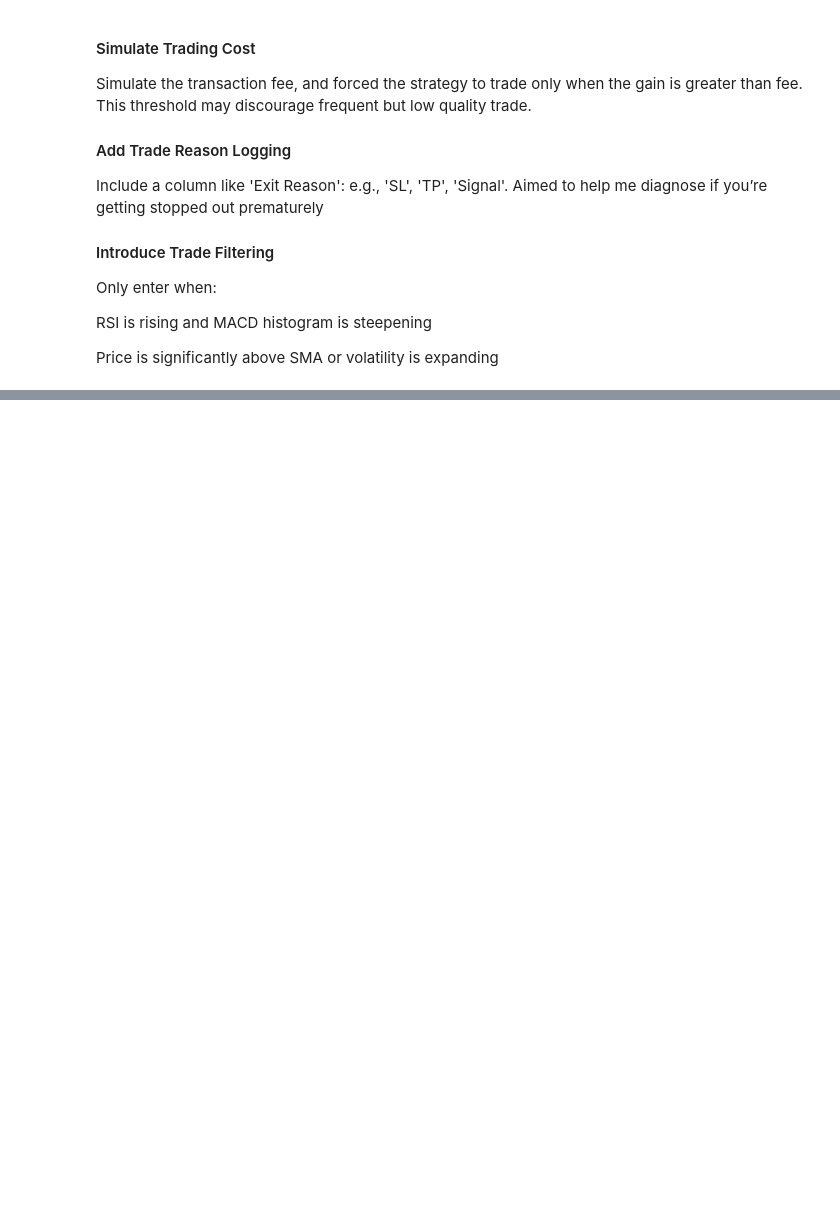
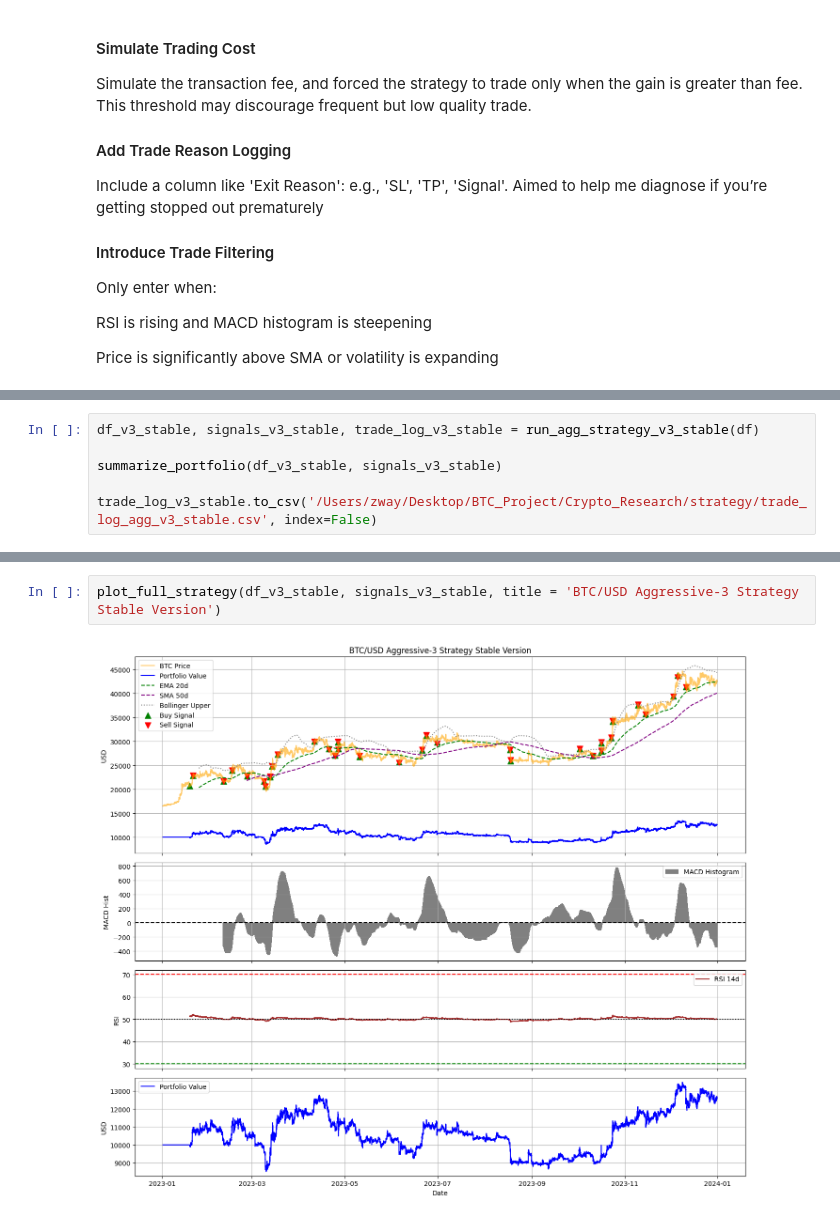
Before and after one commit to VegarGG/Crypto_Research, a Jupyter notebook: models/code/strategy_training.ipynb, the cells around one changed output, grey strips where cells are left out. Cells and saved outputs as stored; diff of their text form; blank space fills up the shorter version.

```diff
--- a/models/code/strategy_training.ipynb
+++ b/models/code/strategy_training.ipynb
@@ -670,0 +1056,6 @@ Price is significantly above SMA or volatility is expanding
+# %%
+df_v3_stable, signals_v3_stable, trade_log_v3_stable = run_agg_strategy_v3_stable(df)
+
+summarize_portfolio(df_v3_stable, signals_v3_stable)
+
+trade_log_v3_stable.to_csv('/Users/zway/Desktop/BTC_Project/Crypto_Research/strategy/trade_log_agg_v3_stable.csv', index=False)
@@ -670,0 +1071,4 @@ Price is significantly above SMA or volatility is expanding
+# %%
+plot_full_strategy(df_v3_stable, signals_v3_stable, title = 'BTC/USD Aggressive-3 Strategy Stable Version')
+# %% [output]
+[figure, added]
```
Also changed, not shown: parts of 18 cells of this notebook.
